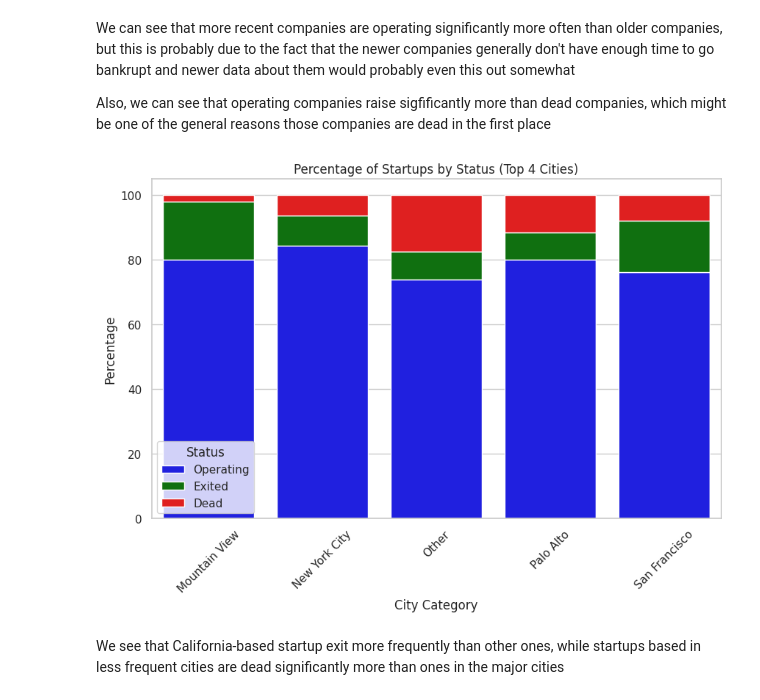
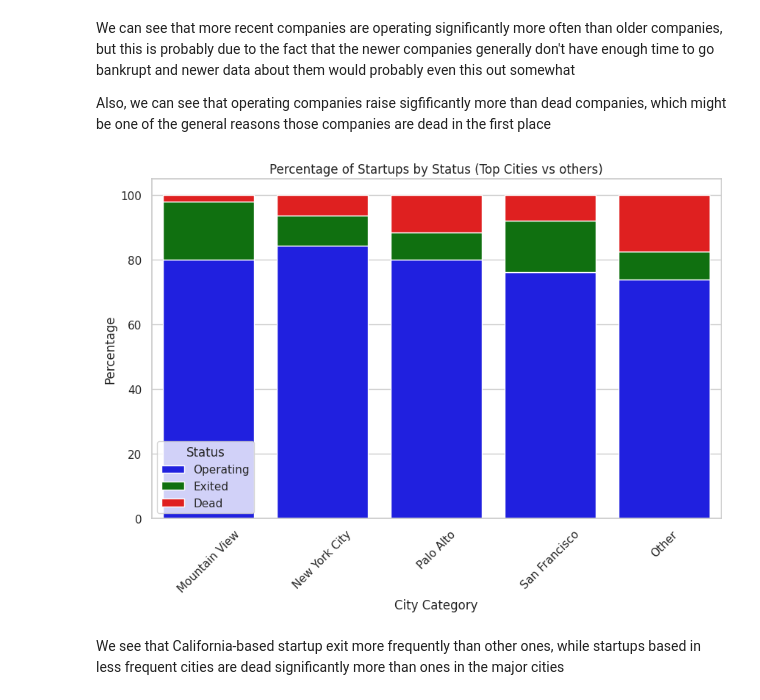
Before and after one commit to MihailoMilenkovic/startups-analysis, a Jupyter notebook: project.ipynb, the cells around one changed output. Saved outputs shown, nothing was run; the diff lists cells and outputs as text; code cells hidden in the pictures.

```diff
--- a/project.ipynb
+++ b/project.ipynb
@@ -599,36 +600,41 @@ Also, we can see that operating companies raise sigfificantly more than dead com
 # %%
 # Determine the top 4 cities
 top_cities = startups_df['HQ City'].value_counts().head(4).index
 
 # Create a new column 'City Category' to categorize cities
 startups_df['City Category'] = startups_df['HQ City'].apply(lambda x: x if x in top_cities else 'Other')
 
 # Calculate the total number of startups in each category
 city_category_counts = startups_df['City Category'].value_counts()
 
 # Sort the "City Category" based on the number of startups in the top 4 cities (decreasing order)
 city_category_counts = city_category_counts[top_cities.tolist() + ['Other']]
 
 # Calculate the percentage of each status within each city category
 city_category_status_counts = startups_df.groupby(['City Category', 'Status']).size().unstack(fill_value=0)
 city_category_status_percentages = city_category_status_counts.divide(city_category_counts, axis=0) * 100
-
-# Bar plot for "City Category" vs. "Status" with percentages
+city_category_status_percentages = city_category_status_percentages.reset_index()  # Reset the index
+city_category_status_percentages.head()
+# Move the "Other" row to the end
+other_row = city_category_status_percentages[city_category_status_percentages['index'] == 'Other']
+city_category_status_percentages = city_category_status_percentages[city_category_status_percentages['index'] != 'Other']
+city_category_status_percentages = pd.concat([city_category_status_percentages, other_row], ignore_index=True)
+# # Bar plot for "City Category" vs. "Status" with percentages
 plt.figure(figsize=(10, 6))
-sns.barplot(x='City Category', y='Operating', data=city_category_status_percentages.reset_index(), label='Operating', color='blue')
-sns.barplot(x='City Category', y='Exited', data=city_category_status_percentages.reset_index(), bottom=city_category_status_percentages['Operating'], label='Exited', color='green')
-sns.barplot(x='City Category', y='Dead', data=city_category_status_percentages.reset_index(),
+sns.barplot(x='index', y='Operating', data=city_category_status_percentages.reset_index(), label='Operating', color='blue')
+sns.barplot(x='index', y='Exited', data=city_category_status_percentages.reset_index(), bottom=city_category_status_percentages['Operating'], label='Exited', color='green')
+sns.barplot(x='index', y='Dead', data=city_category_status_percentages.reset_index(),
             bottom=city_category_status_percentages['Operating'] + city_category_status_percentages['Exited'],
             label='Dead', color='red')
 
 plt.xticks(rotation=45)
-plt.title('Percentage of Startups by Status (Top 4 Cities)')
+plt.title('Percentage of Startups by Status (Top Cities vs others)')
 plt.xlabel('City Category')
 plt.ylabel('Percentage')
 plt.legend(title='Status')
 plt.show()
 # %% [output]
-[figure, old version]
+[figure, new version]
 # %% [markdown]
 We see that California-based startup exit more frequently than other ones, while startups based in less frequent cities are dead significantly more than ones in the major cities
 # %% [markdown]
```
Also changed, not shown: parts of 7 cells of this notebook.
